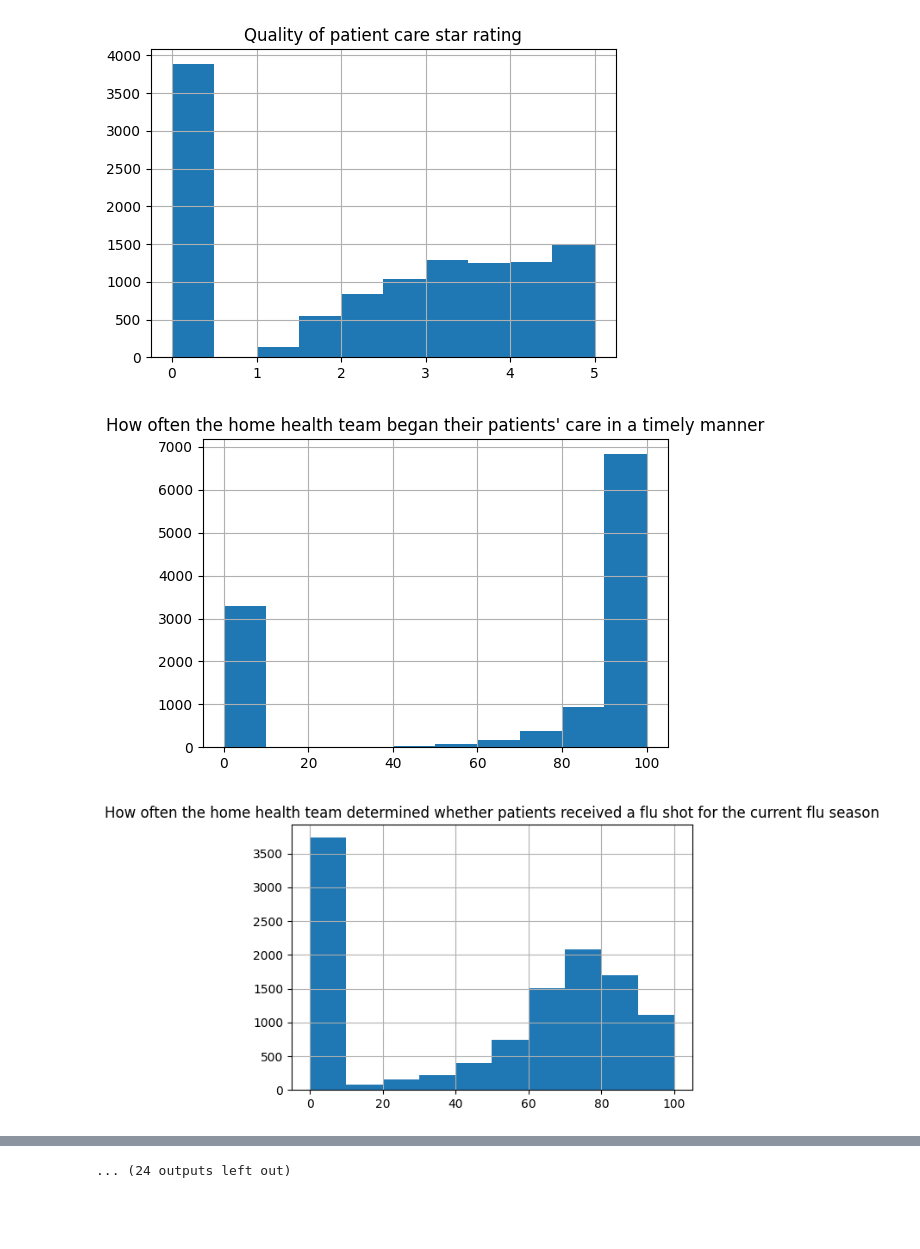
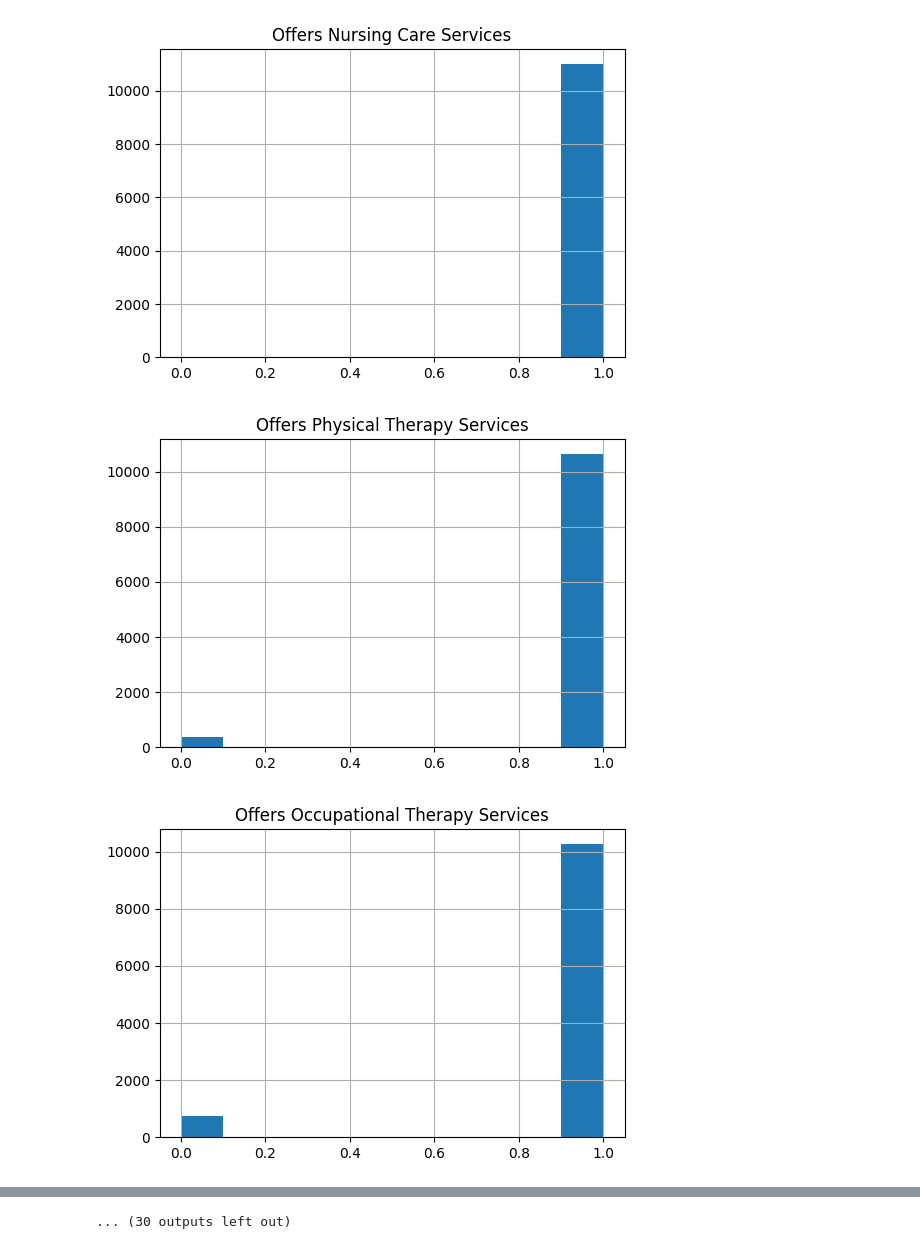
Before and after one commit to dariiing/Feedback-HHC, a Jupyter notebook: FeedbackHHC.ipynb, the cells around one changed output, grey strips where cells are left out. Cells and saved outputs as stored; diff of their text form; code cells hidden in the pictures; blank space fills up the shorter version.

```diff
--- a/FeedbackHHC.ipynb
+++ b/FeedbackHHC.ipynb
@@ -37,6 +22,4 @@ show current data:
 # %%
-
-
 class FeedbackHHC:
     def __init__(self, file_path):
         self.data = pd.read_csv(file_path)
@@ -55,10 +38,7 @@ class FeedbackHHC:
         #eliminam duplicatele
         self.data.drop_duplicates(inplace=True)
 
-        # nu avem duplicate, dar daca am fi avut, le-am fi eliminat cu:
-        self.data.drop_duplicates(inplace=True)
-
-        self.data.drop(['Footnote for how often patients got better at taking their drugs correctly by mouth','Footnote for how often patients got better at walking or moving around','Footnote for how often the home health team determined whether patients received a flu shot for the current flu season','Footnote for how much Medicare spends on an episode of care at this agency, compared to '
+        self.data.drop(['Certification Date','Footnote for how often patients got better at taking their drugs correctly by mouth','Footnote for how often patients got better at walking or moving around','Footnote for how often the home health team determined whether patients received a flu shot for the current flu season','Footnote for how much Medicare spends on an episode of care at this agency, compared to '
                         'Medicare spending across all agencies nationally', 'Footnote for PPR Risk-Standardized Rate',
                         'Footnote for DTC Risk-Standardized Rate', 'Footnote for Application of Percent of Long Term '
                                                                    'Care Hospital Patients with an Admission and '
@@ -106,6 +86,24 @@ class FeedbackHHC:
                         'Effectiveness of care national comparison', 'Timeliness of care national comparison',
                         'Efficient use of medical imaging national comparison', 'CMS Certification Number (CCN)'],
                        axis=1, inplace=True, errors='ignore')
+
+        # delete rows with value '-' instead of 'Yes' or 'No'
+        yes_no_columns = [
+            'Offers Nursing Care Services',
+            'Offers Physical Therapy Services',
+            'Offers Occupational Therapy Services',
+            'Offers Speech Pathology Services',
+            'Offers Medical Social Services',
+            'Offers Home Health Aide Services'
+        ]
+        for col in yes_no_columns:
+            self.data[col].replace('-', np.nan, inplace=True)
+        self.data.dropna(subset=yes_no_columns, how='any', inplace=True)
+
+        # replace 'Yes' in columns with 1 and 'No' with 0
+        self.data.replace('Yes', 1, inplace=True)
+        self.data.replace('No', 0, inplace=True)
+
         # stergem coloanele care au mai mult de 70% din randuri goale
         for col in self.data.columns:
             if self.data[col].isnull().sum() > 0.7 * len(self.data[col]):
@@ -139,6 +137,7 @@ class FeedbackHHC:
         for index, _ in self.data.iterrows():
             if outliers[index]:
                 self.data.drop(index)
+
 
     def exploratory_analysis(self):
         numeric_columns = [col for col in self.data.columns if self.type_number(col)]
@@ -200,7 +199,8 @@ def main():
         if data.type_number(col):
             ok+=1
     data.preprocessdata()
-    data.data
+    data.data.to_csv('HH_Provider_Oct2023_preprocessed.csv')
+
     data.exploratory_analysis()
     data.select_attributes()
 
@@ -227,4 +227,4 @@ How much Medicare spends on an episode of care at this agency, compared to Medic
 dtype: float64
-[figure, old version]
+[figure, new version]
-[figure, old version]
+[figure, new version]
-[figure, old version]
+[figure, new version]
@@ -239 +239 @@ dtype: float64
-... (24 outputs left out)
+... (30 outputs left out)
```
Also changed, not shown: parts of 2 cells of this notebook.
